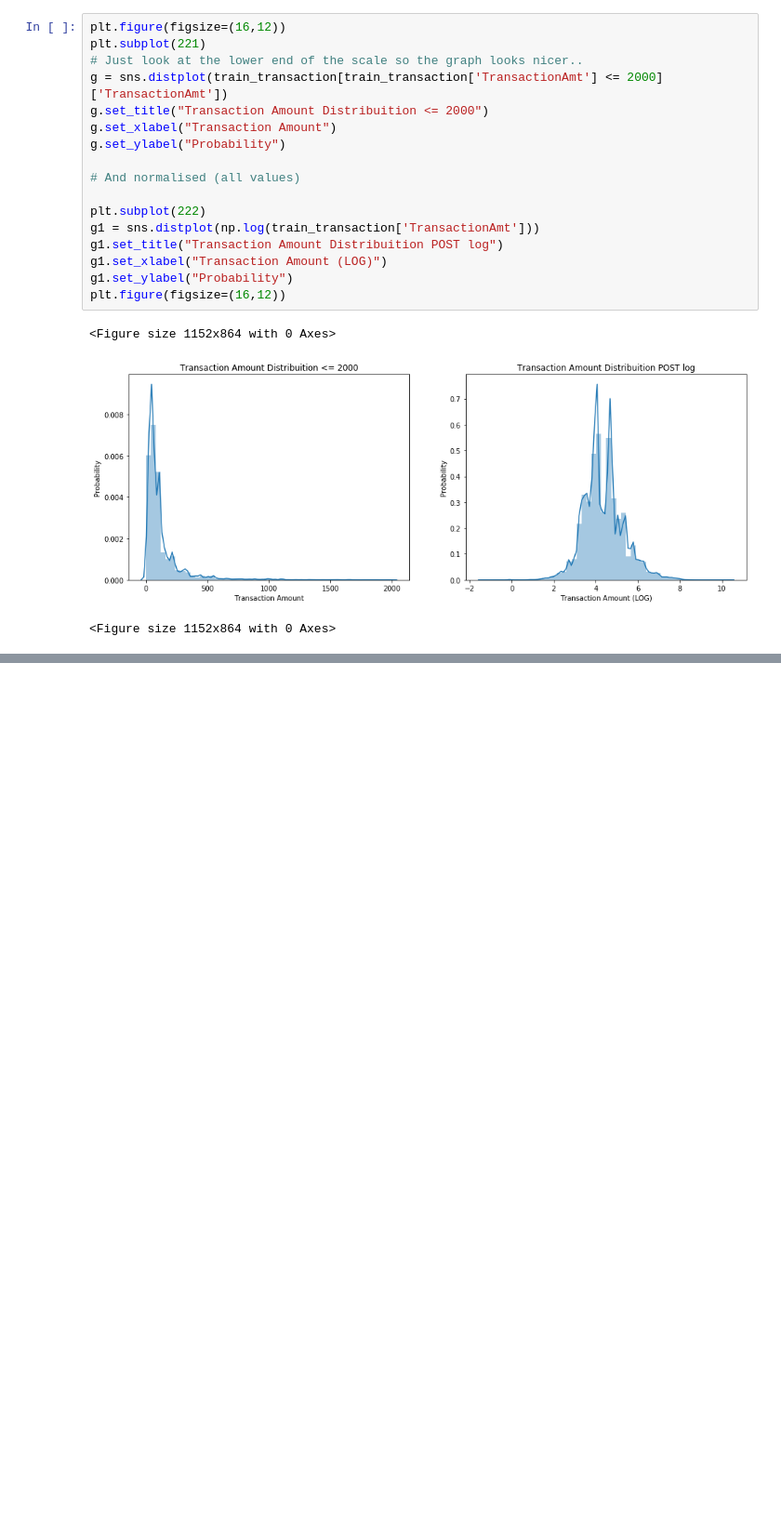
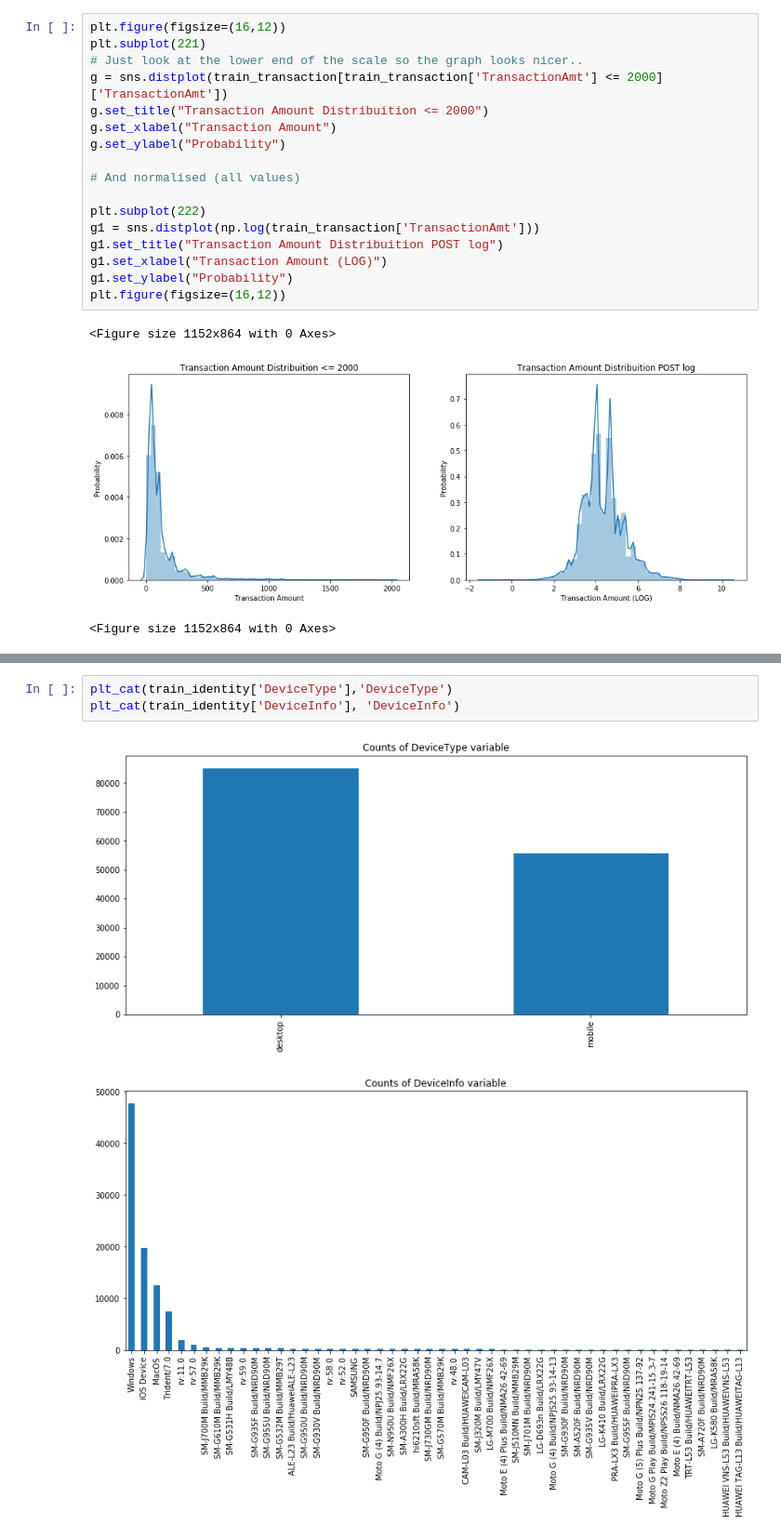
Before and after one commit to lasmith/ieee-fraud-detection, a Jupyter notebook: notebooks/EDA/Kaggle IEEE Fraud Detection - EDA .ipynb, the cells around one changed output, grey strips where cells are left out. Shown at 93% size. Saved outputs shown, nothing was run; the diff lists cells and outputs as text; blank space fills up the shorter version.

```diff
--- a/notebooks/EDA/Kaggle IEEE Fraud Detection - EDA .ipynb
+++ b/notebooks/EDA/Kaggle IEEE Fraud Detection - EDA .ipynb
@@ -96,0 +202,6 @@ plt.figure(figsize=(16,12))
+# %%
+plt_cat(train_identity['DeviceType'],'DeviceType')
+plt_cat(train_identity['DeviceInfo'], 'DeviceInfo')
+# %% [output]
+[figure, added]
+[figure, added]
```
Also changed, not shown: parts of 21 cells of this notebook.
